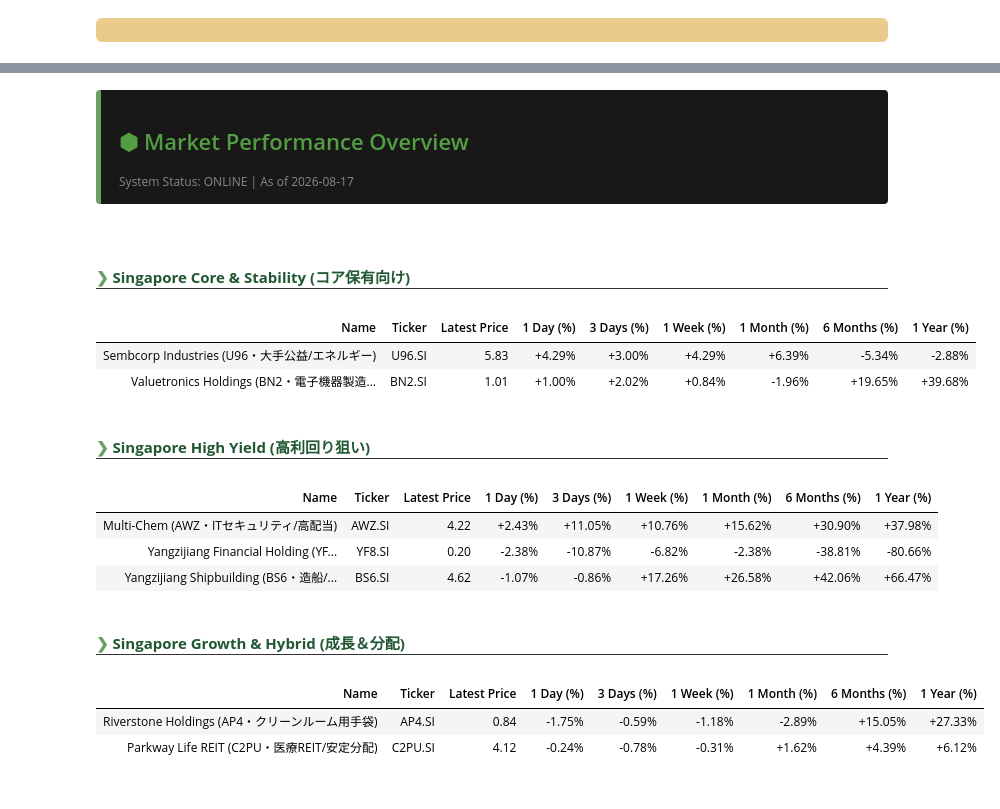
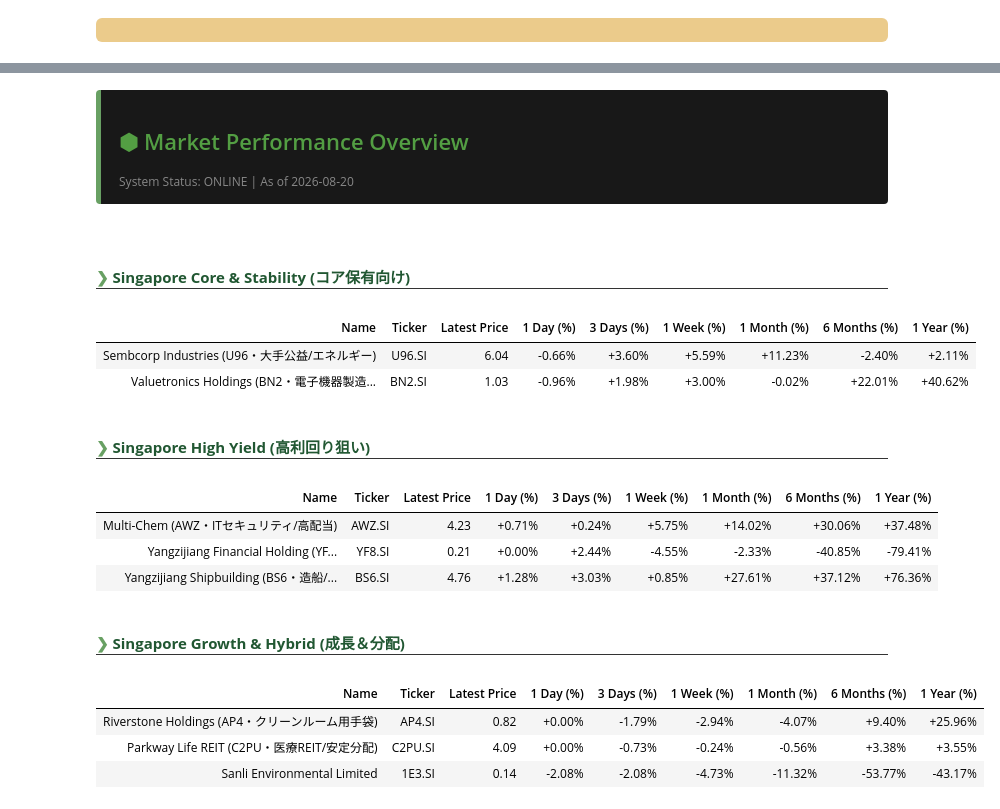
Before and after one commit to mrsmmori1234/notebooks_rep, a Jupyter notebook: notebooks/yahoo_finance.ipynb, the cells around one changed output, grey strips where cells are left out. Drawn from its saved outputs; the diff is of its cells as text; code cells hidden in the pictures.

```diff
--- a/notebooks/yahoo_finance.ipynb
+++ b/notebooks/yahoo_finance.ipynb
@@ -307,39 +307,42 @@ System Status: ONLINE | As of 2026-08-17
 # %%
 MARKET_TICKERS = {
     # 1. 安定重視・コア保有向け（好財務＋高配当）
     "Singapore Core & Stability (コア保有向け)": {
         "Sembcorp Industries (U96・大手公益/エネルギー)": "U96.SI",
         "Valuetronics Holdings (BN2・電子機器製造受託/無借金)": "BN2.SI",
     },
     # 2. 高利回り・インカムゲイン重視（配当狙い）
     "Singapore High Yield (高利回り狙い)": {
         "Multi-Chem (AWZ・ITセキュリティ/高配当)": "AWZ.SI",
         "Yangzijiang Financial Holding (YF8・金融)": "YF8.SI",
         "Yangzijiang Shipbuilding (BS6・造船/高収益)": "BS6.SI",
     },
     # 3. 高付加価値・成長＆分配金ハイブリッド
     "Singapore Growth & Hybrid (成長＆分配)": {
         "Riverstone Holdings (AP4・クリーンルーム用手袋)": "AP4.SI",
         "Parkway Life REIT (C2PU・医療REIT/安定分配)": "C2PU.SI",
+        "Sanli Environmental Limited": "1E3.SI",
     },
+
 }
 show_market_performances(MARKET_TICKERS)
 # %% [output]
 ⬢ Market Performance Overview
-System Status: ONLINE | As of 2026-08-17
+System Status: ONLINE | As of 2026-08-20
 ❯ Singapore Core & Stability (コア保有向け)
 | Name | Ticker | Latest Price | 1 Day (%) | 3 Days (%) | 1 Week (%) | 1 Month (%) | 6 Months (%) | 1 Year (%) |
-| Sembcorp Industries (U96・大手公益/エネルギー) | U96.SI | 5.83 | +4.29% | +3.00% | +4.29% | +6.39% | -5.34% | -2.88% |
-| Valuetronics Holdings (BN2・電子機器製造... | BN2.SI | 1.01 | +1.00% | +2.02% | +0.84% | -1.96% | +19.65% | +39.68% |
+| Sembcorp Industries (U96・大手公益/エネルギー) | U96.SI | 6.04 | -0.66% | +3.60% | +5.59% | +11.23% | -2.40% | +2.11% |
+| Valuetronics Holdings (BN2・電子機器製造... | BN2.SI | 1.03 | -0.96% | +1.98% | +3.00% | -0.02% | +22.01% | +40.62% |
 ❯ Singapore High Yield (高利回り狙い)
 | Name | Ticker | Latest Price | 1 Day (%) | 3 Days (%) | 1 Week (%) | 1 Month (%) | 6 Months (%) | 1 Year (%) |
-| Multi-Chem (AWZ・ITセキュリティ/高配当) | AWZ.SI | 4.22 | +2.43% | +11.05% | +10.76% | +15.62% | +30.90% | +37.98% |
-| Yangzijiang Financial Holding (YF... | YF8.SI | 0.20 | -2.38% | -10.87% | -6.82% | -2.38% | -38.81% | -80.66% |
-| Yangzijiang Shipbuilding (BS6・造船/... | BS6.SI | 4.62 | -1.07% | -0.86% | +17.26% | +26.58% | +42.06% | +66.47% |
+| Multi-Chem (AWZ・ITセキュリティ/高配当) | AWZ.SI | 4.23 | +0.71% | +0.24% | +5.75% | +14.02% | +30.06% | +37.48% |
+| Yangzijiang Financial Holding (YF... | YF8.SI | 0.21 | +0.00% | +2.44% | -4.55% | -2.33% | -40.85% | -79.41% |
+| Yangzijiang Shipbuilding (BS6・造船/... | BS6.SI | 4.76 | +1.28% | +3.03% | +0.85% | +27.61% | +37.12% | +76.36% |
 ❯ Singapore Growth & Hybrid (成長＆分配)
 | Name | Ticker | Latest Price | 1 Day (%) | 3 Days (%) | 1 Week (%) | 1 Month (%) | 6 Months (%) | 1 Year (%) |
-| Riverstone Holdings (AP4・クリーンルーム用手袋) | AP4.SI | 0.84 | -1.75% | -0.59% | -1.18% | -2.89% | +15.05% | +27.33% |
-| Parkway Life REIT (C2PU・医療REIT/安定分配) | C2PU.SI | 4.12 | -0.24% | -0.78% | -0.31% | +1.62% | +4.39% | +6.12% |
+| Riverstone Holdings (AP4・クリーンルーム用手袋) | AP4.SI | 0.82 | +0.00% | -1.79% | -2.94% | -4.07% | +9.40% | +25.96% |
+| Parkway Life REIT (C2PU・医療REIT/安定分配) | C2PU.SI | 4.09 | +0.00% | -0.73% | -0.24% | -0.56% | +3.38% | +3.55% |
+| Sanli Environmental Limited | 1E3.SI | 0.14 | -2.08% | -2.08% | -4.73% | -11.32% | -53.77% | -43.17% |
 # %%
 MARKET_TICKERS = {
     # 1. 安定重視・コア保有向け（財務健全＋連続増配）
```
Also changed, not shown: parts of 5 cells of this notebook, 4 other files.
